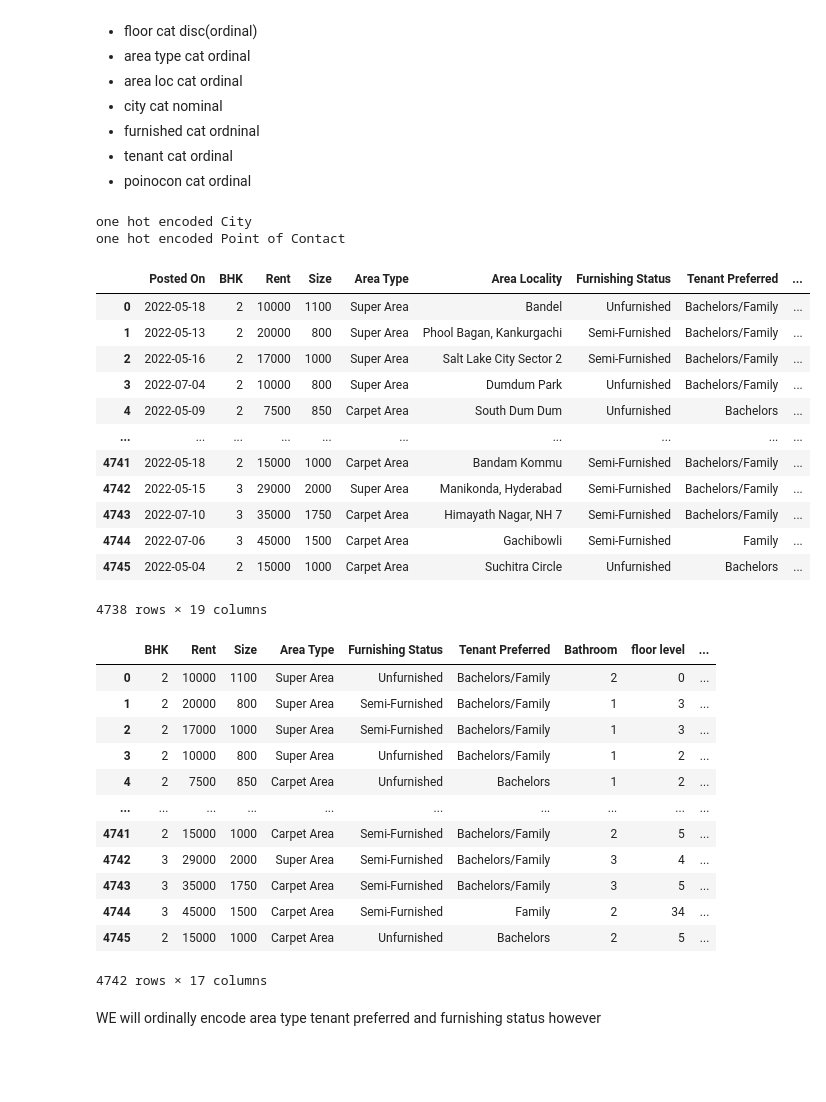
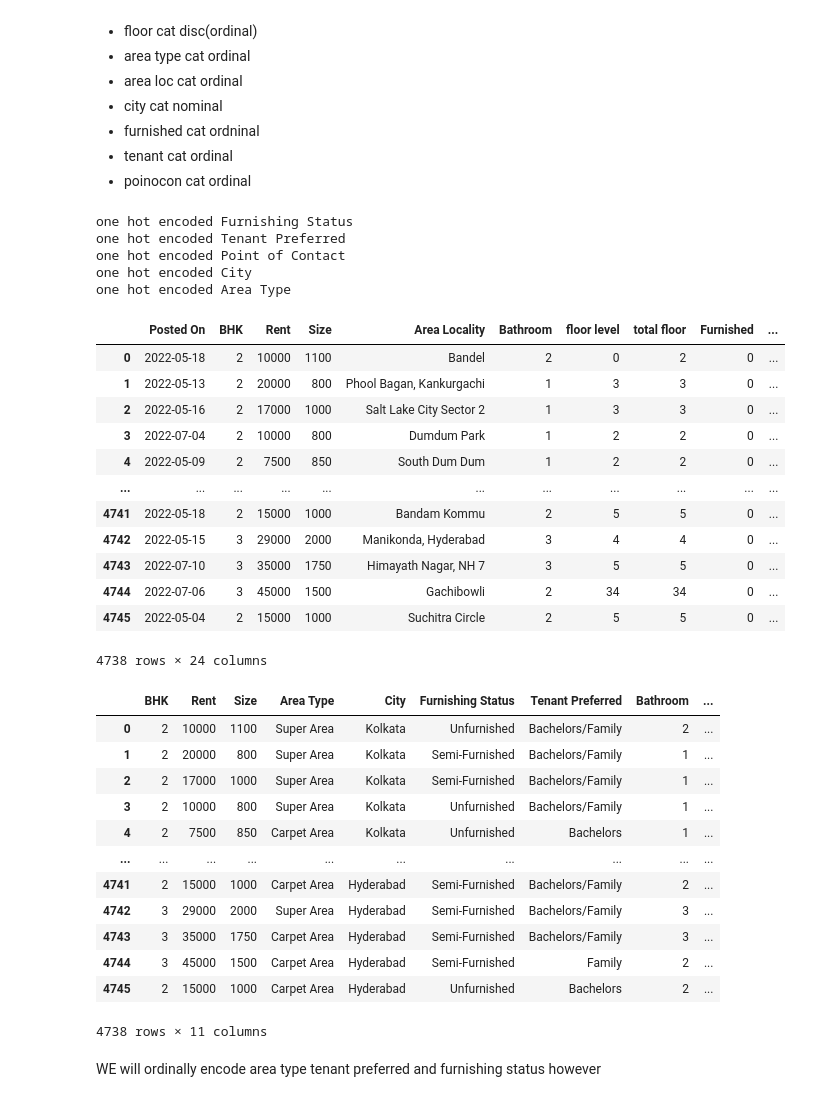
Before and after one commit to remre/housepricer, a Jupyter notebook: workenvfirst.ipynb, the cells around one changed output. Saved outputs shown, nothing was run; the diff lists cells and outputs as text; code cells hidden in the pictures; blank space fills up the shorter version.

```diff
--- a/workenvfirst.ipynb
+++ b/workenvfirst.ipynb
@@ -128,8 +128,8 @@ dtype: int64
 # %%
 df2.dropna(inplace=True)
 # %%
-df2['floor_level'] = df2['floor_level'].astype('int64')
-df2['total_floor'] = df2['total_floor'].astype('int64')
+df2['floor level'] = df2['floor level'].astype('int64')
+df2['total floor'] = df2['total floor'].astype('int64')
 # %%
 pd.to_numeric(df2['floor level'])
 pd.to_numeric(df2['total floor'])
@@ -186,37 +187,41 @@ df2 = df2[df2.Rent < 3400000]
 # %%
 orcat_vars  = [ 'total floor', 'Area Type', 'Area Locality', 'Furnishing Status', 'Tenant Preferred']
 nomcat_vars  = ['City', 'Point of Contact']
+cate_vars  = ['Furnishing Status', 'Tenant Preferred','Point of Contact','City','Area Type']
 # %%
 def one_hot_encode(df, column):
     # Get one hot encoding of columns B
     one_hot = pd.get_dummies(df[column])
     # Drop column as it is now encoded
     df = df.drop(column,axis = 1)
     print(f"one hot encoded {column}")
     # Join the encoded df
     df = df.join(one_hot)
     return df
 # df3 = df2.copy()
-for nom in nomcat_vars:
+for nom in cate_vars:
 
     df2 = one_hot_encode(df2,nom)
 df2
 # %% [output]
+one hot encoded Furnishing Status
+one hot encoded Tenant Preferred
+one hot encoded Point of Contact
 one hot encoded City
-one hot encoded Point of Contact
+one hot encoded Area Type
-|  | Posted On | BHK | Rent | Size | Area Type | Area Locality | Furnishing Status | Tenant Preferred | ... |
-| 0 | 2022-05-18 | 2 | 10000 | 1100 | Super Area | Bandel | Unfurnished | Bachelors/Family | ... |
-| 1 | 2022-05-13 | 2 | 20000 | 800 | Super Area | Phool Bagan, Kankurgachi | Semi-Furnished | Bachelors/Family | ... |
-| 2 | 2022-05-16 | 2 | 17000 | 1000 | Super Area | Salt Lake City Sector 2 | Semi-Furnished | Bachelors/Family | ... |
-| 3 | 2022-07-04 | 2 | 10000 | 800 | Super Area | Dumdum Park | Unfurnished | Bachelors/Family | ... |
-| 4 | 2022-05-09 | 2 | 7500 | 850 | Carpet Area | South Dum Dum | Unfurnished | Bachelors | ... |
-| ... | ... | ... | ... | ... | ... | ... | ... | ... | ... |
-| 4741 | 2022-05-18 | 2 | 15000 | 1000 | Carpet Area | Bandam Kommu | Semi-Furnished | Bachelors/Family | ... |
-| 4742 | 2022-05-15 | 3 | 29000 | 2000 | Super Area | Manikonda, Hyderabad | Semi-Furnished | Bachelors/Family | ... |
-| 4743 | 2022-07-10 | 3 | 35000 | 1750 | Carpet Area | Himayath Nagar, NH 7 | Semi-Furnished | Bachelors/Family | ... |
-| 4744 | 2022-07-06 | 3 | 45000 | 1500 | Carpet Area | Gachibowli | Semi-Furnished | Family | ... |
-| 4745 | 2022-05-04 | 2 | 15000 | 1000 | Carpet Area | Suchitra Circle | Unfurnished | Bachelors | ... |
+|  | Posted On | BHK | Rent | Size | Area Locality | Bathroom | floor level | total floor | Furnished | ... |
+| 0 | 2022-05-18 | 2 | 10000 | 1100 | Bandel | 2 | 0 | 2 | 0 | ... |
+| 1 | 2022-05-13 | 2 | 20000 | 800 | Phool Bagan, Kankurgachi | 1 | 3 | 3 | 0 | ... |
+| 2 | 2022-05-16 | 2 | 17000 | 1000 | Salt Lake City Sector 2 | 1 | 3 | 3 | 0 | ... |
+| 3 | 2022-07-04 | 2 | 10000 | 800 | Dumdum Park | 1 | 2 | 2 | 0 | ... |
+| 4 | 2022-05-09 | 2 | 7500 | 850 | South Dum Dum | 1 | 2 | 2 | 0 | ... |
+| ... | ... | ... | ... | ... | ... | ... | ... | ... | ... | ... |
+| 4741 | 2022-05-18 | 2 | 15000 | 1000 | Bandam Kommu | 2 | 5 | 5 | 0 | ... |
+| 4742 | 2022-05-15 | 3 | 29000 | 2000 | Manikonda, Hyderabad | 3 | 4 | 4 | 0 | ... |
+| 4743 | 2022-07-10 | 3 | 35000 | 1750 | Himayath Nagar, NH 7 | 3 | 5 | 5 | 0 | ... |
+| 4744 | 2022-07-06 | 3 | 45000 | 1500 | Gachibowli | 2 | 34 | 34 | 0 | ... |
+| 4745 | 2022-05-04 | 2 | 15000 | 1000 | Suchitra Circle | 2 | 5 | 5 | 0 | ... |
-4738 rows × 19 columns
+4738 rows × 24 columns
 # %%
 # df3['Posted On '] = pd.to_datetime(df3['Posted On'],errors='coerce')
 # %%
@@ -226,19 +231,19 @@ df2.drop('Posted On',axis=1,inplace=True)
 # %%
 df2
 # %% [output]
-|  | BHK | Rent | Size | Area Type | Furnishing Status | Tenant Preferred | Bathroom | floor level | ... |
-| 0 | 2 | 10000 | 1100 | Super Area | Unfurnished | Bachelors/Family | 2 | 0 | ... |
-| 1 | 2 | 20000 | 800 | Super Area | Semi-Furnished | Bachelors/Family | 1 | 3 | ... |
-| 2 | 2 | 17000 | 1000 | Super Area | Semi-Furnished | Bachelors/Family | 1 | 3 | ... |
-| 3 | 2 | 10000 | 800 | Super Area | Unfurnished | Bachelors/Family | 1 | 2 | ... |
-| 4 | 2 | 7500 | 850 | Carpet Area | Unfurnished | Bachelors | 1 | 2 | ... |
+|  | BHK | Rent | Size | Area Type | City | Furnishing Status | Tenant Preferred | Bathroom | ... |
+| 0 | 2 | 10000 | 1100 | Super Area | Kolkata | Unfurnished | Bachelors/Family | 2 | ... |
+| 1 | 2 | 20000 | 800 | Super Area | Kolkata | Semi-Furnished | Bachelors/Family | 1 | ... |
+| 2 | 2 | 17000 | 1000 | Super Area | Kolkata | Semi-Furnished | Bachelors/Family | 1 | ... |
+| 3 | 2 | 10000 | 800 | Super Area | Kolkata | Unfurnished | Bachelors/Family | 1 | ... |
+| 4 | 2 | 7500 | 850 | Carpet Area | Kolkata | Unfurnished | Bachelors | 1 | ... |
 | ... | ... | ... | ... | ... | ... | ... | ... | ... | ... |
-| 4741 | 2 | 15000 | 1000 | Carpet Area | Semi-Furnished | Bachelors/Family | 2 | 5 | ... |
-| 4742 | 3 | 29000 | 2000 | Super Area | Semi-Furnished | Bachelors/Family | 3 | 4 | ... |
-| 4743 | 3 | 35000 | 1750 | Carpet Area | Semi-Furnished | Bachelors/Family | 3 | 5 | ... |
-| 4744 | 3 | 45000 | 1500 | Carpet Area | Semi-Furnished | Family | 2 | 34 | ... |
-| 4745 | 2 | 15000 | 1000 | Carpet Area | Unfurnished | Bachelors | 2 | 5 | ... |
+| 4741 | 2 | 15000 | 1000 | Carpet Area | Hyderabad | Semi-Furnished | Bachelors/Family | 2 | ... |
+| 4742 | 3 | 29000 | 2000 | Super Area | Hyderabad | Semi-Furnished | Bachelors/Family | 3 | ... |
+| 4743 | 3 | 35000 | 1750 | Carpet Area | Hyderabad | Semi-Furnished | Bachelors/Family | 3 | ... |
+| 4744 | 3 | 45000 | 1500 | Carpet Area | Hyderabad | Semi-Furnished | Family | 2 | ... |
+| 4745 | 2 | 15000 | 1000 | Carpet Area | Hyderabad | Unfurnished | Bachelors | 2 | ... |
-4742 rows × 17 columns
+4738 rows × 11 columns
 # %% [markdown]
 WE will ordinally encode area type tenant preferred and furnishing status however
 # %%
```
Also changed, not shown: parts of 18 cells of this notebook.
